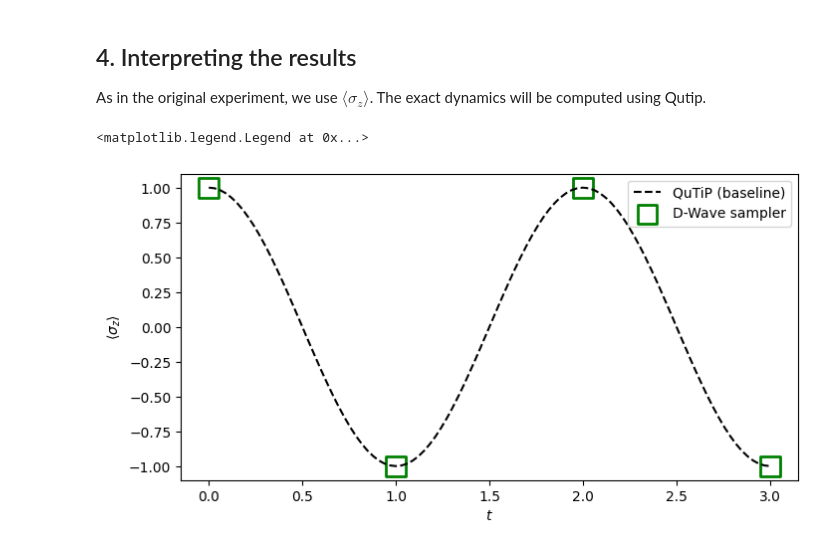
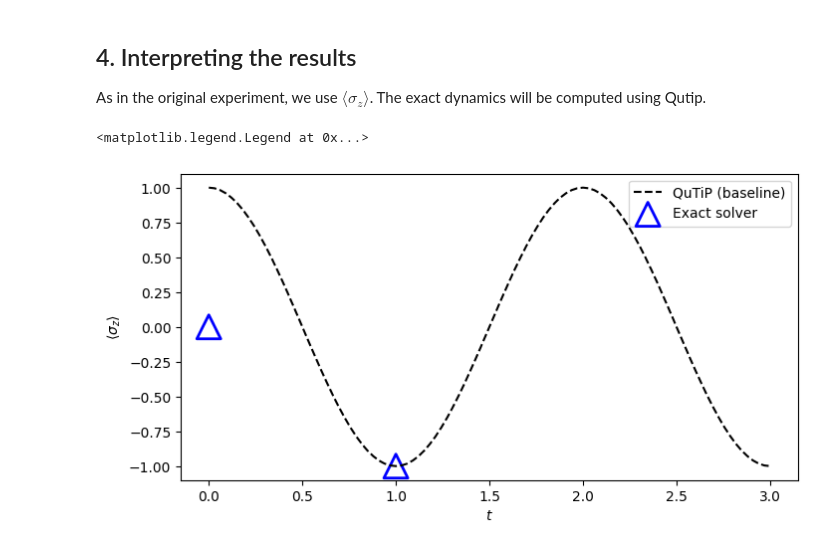
Before and after one commit to atg205/DWaveDynamics, a Jupyter notebook: notebooks/02 - Full Workflow (Qubit).ipynb, the cells around one changed output. Cells and saved outputs as stored; diff of their text form; code cells hidden in the pictures.

```diff
--- a/notebooks/02 - Full Workflow (Qubit).ipynb
+++ b/notebooks/02 - Full Workflow (Qubit).ipynb
@@ -26,7 +26,7 @@ PSI0 = np.array([1, 0], dtype=np.complex128)  # Difference b. Initial state can
 problem = ComplexDynamicsProblem(
     hamiltonian=0.5 * np.pi * SY,      # Evolution under hamiltonian 0.5 * np.pi * sigma_y
     initial_state = PSI0,              # Starting at initial state |0>,
-    times=tuple(range(4)),             # With six time points 0,1,2
+    times=tuple(range(2)),             # With six time points 0,1,2
     num_bits_per_var=3               # And two bits of precision per variable
 )
 # %%
@@ -221,32 +224,32 @@ baseline = qp.mesolve(H_qp, psi_0, times, e_ops=[qp.sigmaz()]).expect[0]
 SZ = np.array([[1, 0], [0, -1]])
 
 # decode_sample returns flat vector, we use reshape to form an 6x2 array of states
-#exact_vec = problem.interpret_sample(exact_result.first.sample)
+exact_vec = problem.interpret_sample(exact_result.first.sample)
 
 # Difference d.: We use complex conjugation to compute expected values. For this example it shouldn't matter though.
 # Then, for the expectation values we take only the real part, because otherwise matplotlib would complain.
-#exact_expect = [(state.conj() @ SZ @ state).real for state in exact_vec]
+exact_expect = [(state.conj() @ SZ @ state).real for state in exact_vec]
 
 # SA and D-Wave results get the same treatment
 #sa_vec = problem.interpret_sample(sa_result.first.sample)
 #sa_expect = [(state.conj() @ SZ @ state).real for state in sa_vec]
 
-dw_vec = problem.interpret_sample(dw_result.first.sample)
-dw_expect = [(state.conj() @ SZ @ state).real for state in dw_vec]
+#dw_vec = problem.interpret_sample(dw_result.first.sample)
+#dw_expect = [(state.conj() @ SZ @ state).real for state in dw_vec]
 # %%
 from matplotlib import pyplot as plt
 
 fig, axis = plt.subplots(figsize=(8, 4))
 
 axis.plot(times, baseline, "k--", label="QuTiP (baseline)")
 
-#axis.scatter(problem.times, exact_expect, marker="^", lw=2, s=300, edgecolors="b", facecolors="none", label="Exact solver")
+axis.scatter(problem.times, exact_expect, marker="^", lw=2, s=300, edgecolors="b", facecolors="none", label="Exact solver")
 #axis.scatter(problem.times, sa_expect, marker="o", lw=2, s=100, edgecolors="r", facecolors="none", label="SA sampler")
-axis.scatter(problem.times, dw_expect, marker="s", lw=2, s=200, edgecolors="g", facecolors="none", label="D-Wave sampler")
+#axis.scatter(problem.times, dw_expect, marker="s", lw=2, s=200, edgecolors="g", facecolors="none", label="D-Wave sampler")
 
 axis.set_ylabel(r"$\langle \sigma_z \rangle$")
 axis.set_xlabel("$t$")
 axis.legend()
 # %% [output]
 <matplotlib.legend.Legend at 0x...>
-[figure, old version]
+[figure, new version]
```
Also changed, not shown: parts of 11 cells of this notebook, 30 other files.
